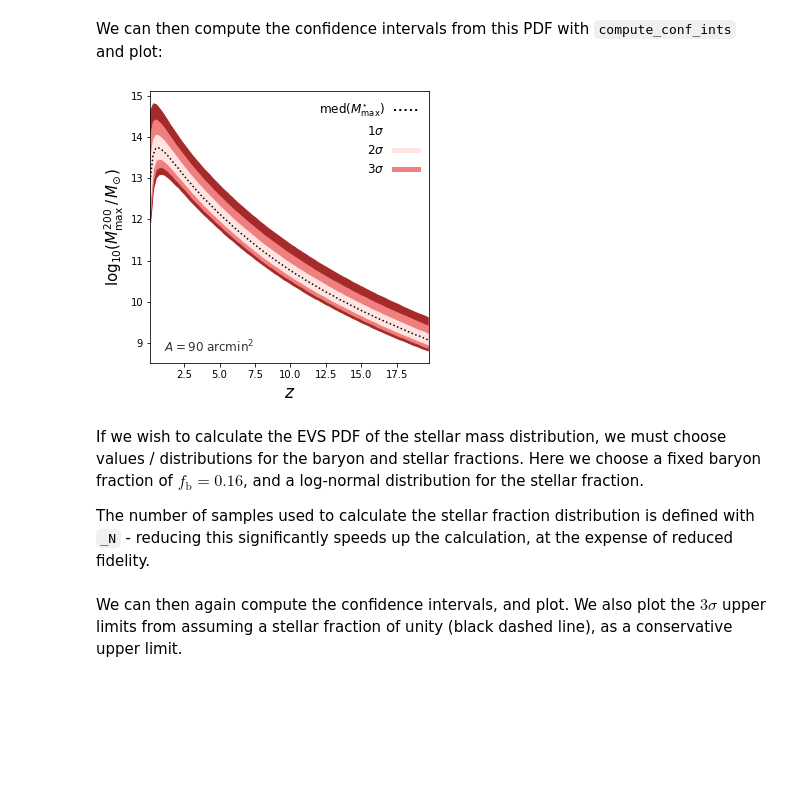
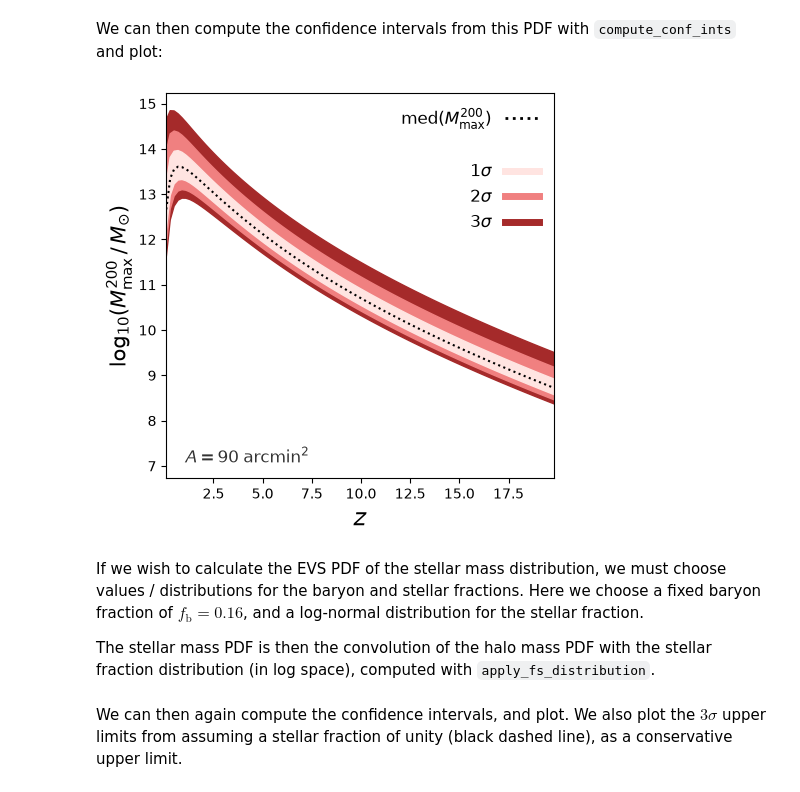
Before and after one commit to christopherlovell/evstats, a Jupyter notebook: example/example.ipynb, the cells around one changed output. Drawn from its saved outputs; the diff is of its cells as text; code cells hidden in the pictures; blank space fills up the shorter version.

```diff
--- a/example/example.ipynb
+++ b/example/example.ipynb
@@ -43,39 +41,39 @@ We can then compute the confidence intervals from this PDF with `compute_conf_in
 # %%
 CI_mhalo = compute_conf_ints(phi_max, log10m)
 
 colors = ['brown','lightcoral','mistyrose']
 
 fig, ax = plt.subplots(1, 1, figsize=(5,5))
 
 ax.fill_between(z, CI_mhalo[:,0], CI_mhalo[:,6], alpha=1, color=colors[0])
 ax.fill_between(z, CI_mhalo[:,1], CI_mhalo[:,5], alpha=1, color=colors[1])
 ax.fill_between(z, CI_mhalo[:,2], CI_mhalo[:,4], alpha=1, color=colors[2])
 ax.plot(z, CI_mhalo[:,3], linestyle='dotted', c='black')
 
 ax.set_xlim(0.1, 19.8);
 ax.set_xlabel('$z$', size=17)
-ax.set_ylabel('$\mathrm{log_{10}}(M^{200}_{\mathrm{max}} \,/\, M_{\odot})$', size=15)
-ax.text(0.05, 0.04, '$A = 90 \; \mathrm{arcmin}^2$', size=12, color='black', alpha=0.8, transform = ax.transAxes)
+ax.set_ylabel(r'$\mathrm{log_{10}}(M^{200}_{\mathrm{max}} \,/\, M_{\odot})$', size=15)
+ax.text(0.05, 0.04, r'$A = 90 \; \mathrm{arcmin}^2$', size=12, color='black', alpha=0.8, transform = ax.transAxes)
 
 line1 = plt.Line2D((0,1),(0,0), color=colors[0], linewidth=5)
 line2 = plt.Line2D((0,1),(0,0), color=colors[1], linewidth=5)
 line3 = plt.Line2D((0,1),(0,0), color=colors[2], linewidth=5)
 line4 = plt.Line2D((0,1),(0,0), color='black', linestyle='dotted', linewidth=2)
 line_dummy = plt.Line2D((0,1),(0,0), color='white')
 leg = ax.legend(handles=[line4,line_dummy,line3,line2,line1],
-           labels=['$\mathrm{med}(M^{\star}_{\mathrm{max}})$',
-               '$1\sigma$', '$2\sigma$', '$3\sigma$'],
+           labels=[r'$\mathrm{med}(M^{200}_{\mathrm{max}})$', '',
+               r'$1\sigma$', r'$2\sigma$', r'$3\sigma$'],
                 frameon=False, loc='upper right', fontsize=12, ncol=1)
 
 vp = leg._legend_box._children[-1]._children[0]
 for c in vp._children: c._children.reverse()
 vp.align="right"
 # %% [output]
-[figure, old version]
+[figure, new version]
 # %% [markdown]
 If we wish to calculate the EVS PDF of the stellar mass distribution, we must choose values / distributions for the baryon and stellar fractions. Here we choose a fixed baryon fraction of $f_{\mathrm{b}} = 0.16$, and a log-normal distribution for the stellar fraction.
 
-The number of samples used to calculate the stellar fraction distribution is defined with `_N` - reducing this significantly speeds up the calculation, at the expense of reduced fidelity.
+The stellar mass PDF is then the convolution of the halo mass PDF with the stellar fraction distribution (in log space), computed with `apply_fs_distribution`.
 # %%
 f_b = 0.16
 CI_baryon = np.log10(10**CI_mhalo * f_b)
```
Also changed, not shown: parts of 5 cells of this notebook.
